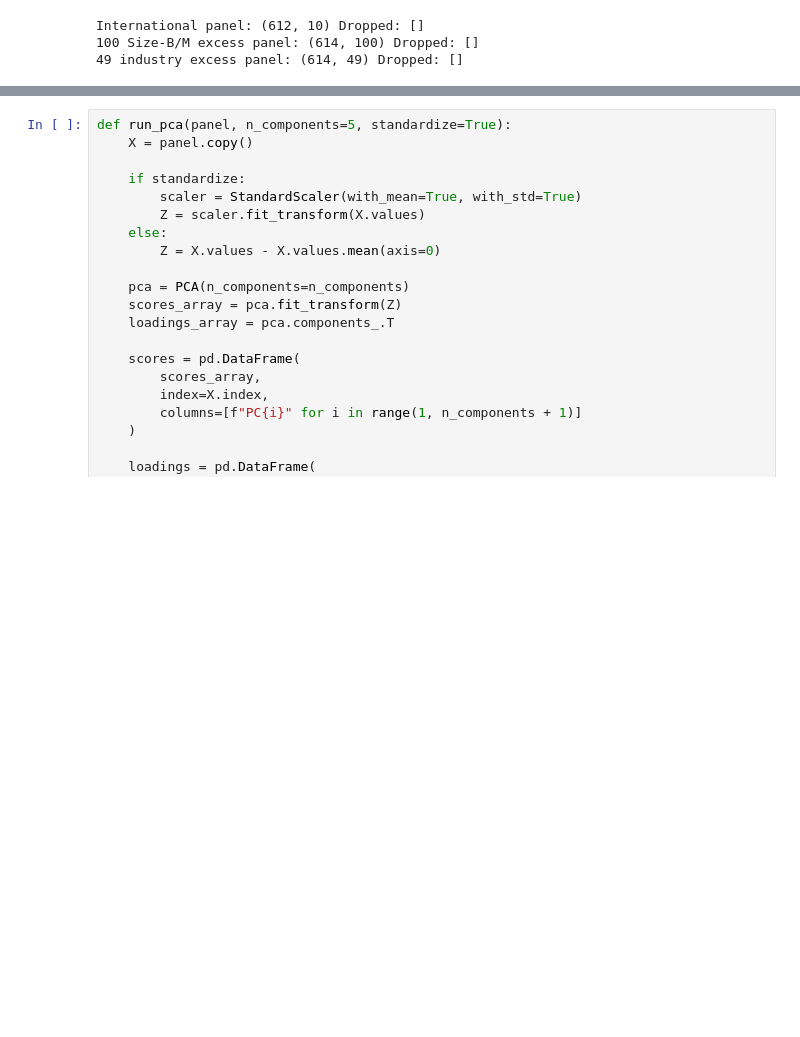
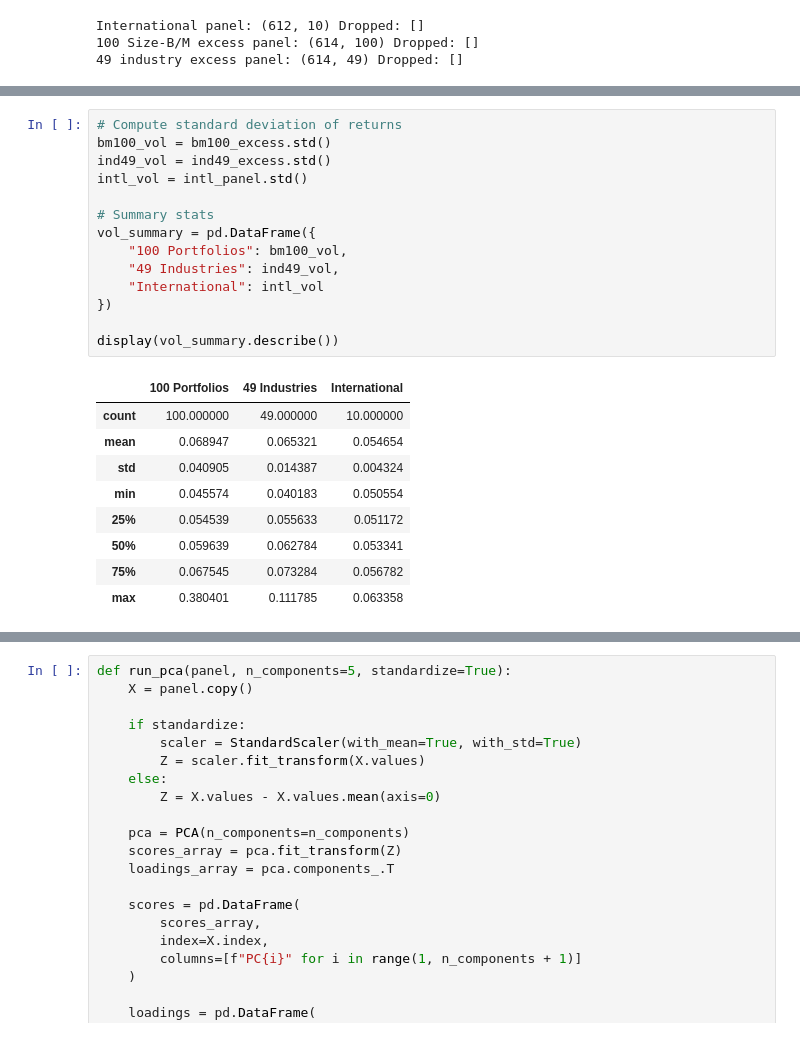
Before and after one commit to pattisanchez/pca-asset-pricing, a Jupyter notebook: notebook/PCA_Ken_French_Return_Panels.ipynb, the cells around one changed output, grey strips where cells are left out. Cells and saved outputs as stored; diff of their text form; blank space fills up the shorter version.

```diff
--- a/notebook/PCA_Ken_French_Return_Panels.ipynb
+++ b/notebook/PCA_Ken_French_Return_Panels.ipynb
@@ -334,0 +341,24 @@ In the recitation, the default choice is **correlation PCA**, implemented with `
+# %%
+# Compute standard deviation of returns
+bm100_vol = bm100_excess.std()
+ind49_vol = ind49_excess.std()
+intl_vol = intl_panel.std()
+
+# Summary stats
+vol_summary = pd.DataFrame({
+    "100 Portfolios": bm100_vol,
+    "49 Industries": ind49_vol,
+    "International": intl_vol
+})
+
+display(vol_summary.describe())
+# %% [output]
+|  | 100 Portfolios | 49 Industries | International |
+| count | 100.000000 | 49.000000 | 10.000000 |
+| mean | 0.068947 | 0.065321 | 0.054654 |
+| std | 0.040905 | 0.014387 | 0.004324 |
+| min | 0.045574 | 0.040183 | 0.050554 |
+| 25% | 0.054539 | 0.055633 | 0.051172 |
+| 50% | 0.059639 | 0.062784 | 0.053341 |
+| 75% | 0.067545 | 0.073284 | 0.056782 |
+| max | 0.380401 | 0.111785 | 0.063358 |
```
Also changed, not shown: parts of 8 cells of this notebook.
